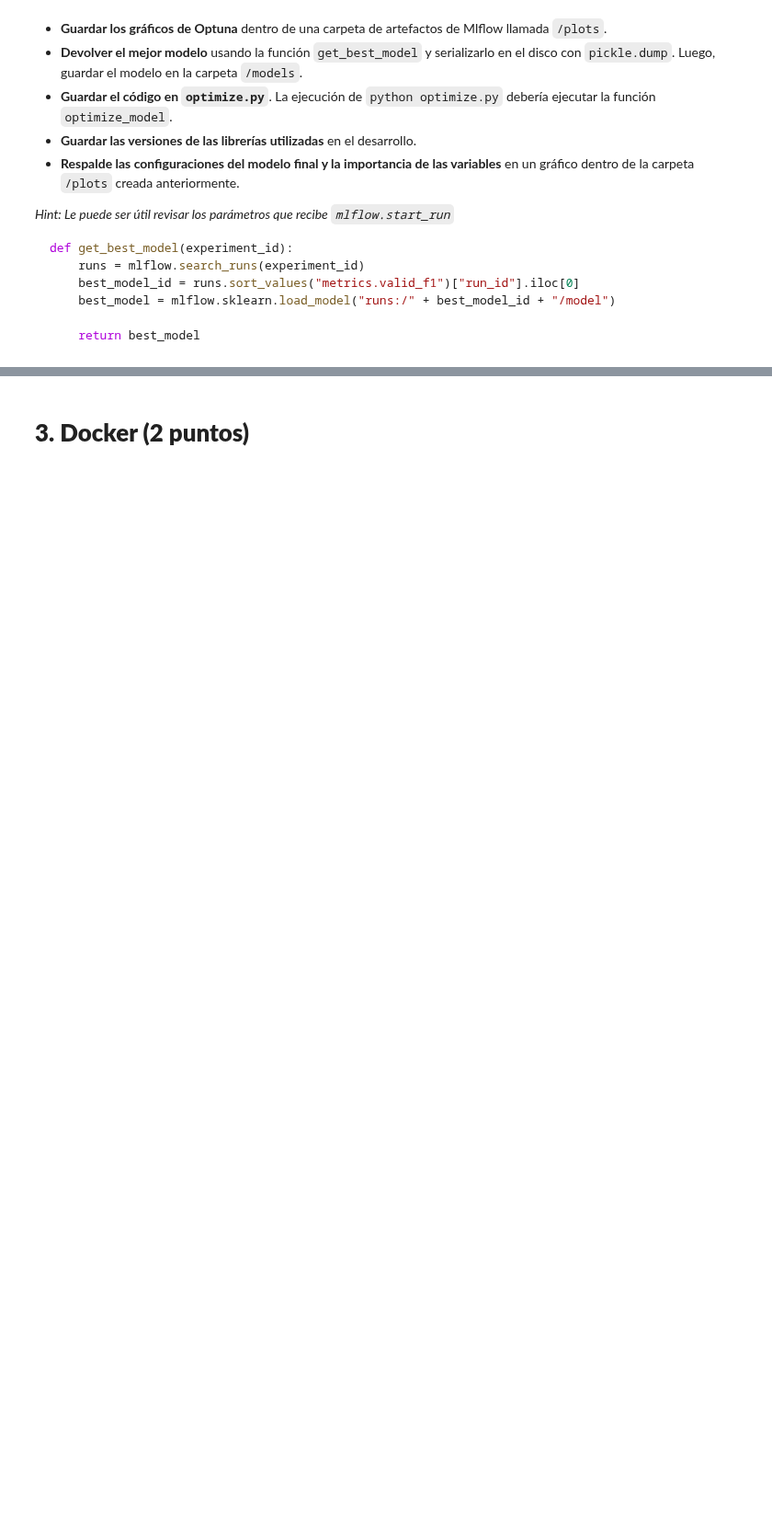
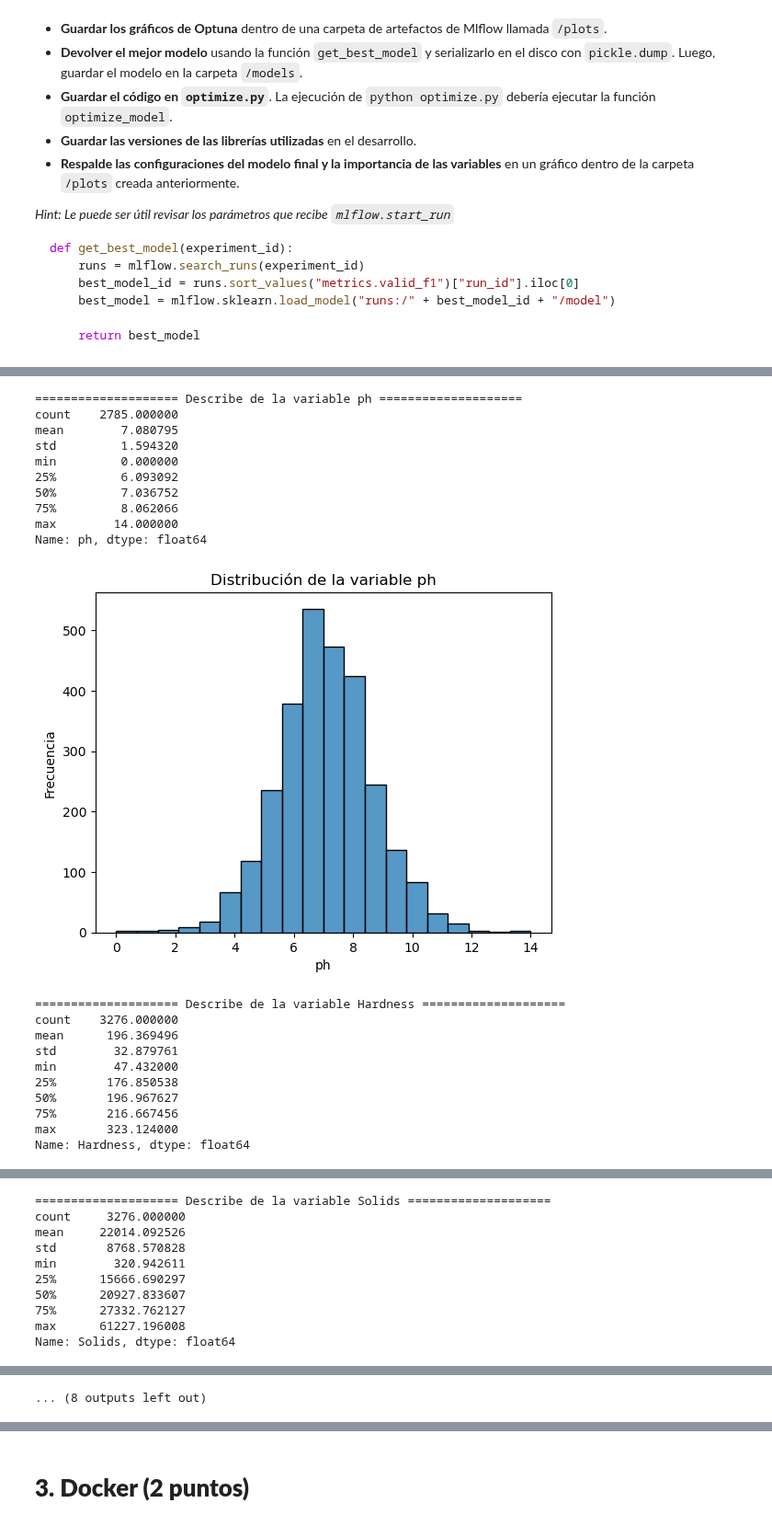
Before and after one commit to Tamaracarrasco/TamoJosha-Lab-de-Prog-MDS-Prim2025, a Jupyter notebook: Laboratorios/Laboratorio_8/Lab8_enunciado.ipynb, the cells around one changed output, grey strips where cells are left out. Shown at 92% size. Cells and saved outputs as stored; diff of their text form; code cells hidden in the pictures; blank space fills up the shorter version.

Commit message:
grafica plots eda basico

```diff
--- a/Laboratorios/Laboratorio_8/Lab8_enunciado.ipynb
+++ b/Laboratorios/Laboratorio_8/Lab8_enunciado.ipynb
@@ -161,0 +222,36 @@ def get_best_model(experiment_id):
+# %%
+# Se procede a realizar gráficos
+# para ver la distribución
+
+for col in df_num_cols:
+    print("="*20 + f" Describe de la variable {col} " + "="*20)
+    print(df[col].describe())
+    plt.figure()
+    plt.clf()
+    plt.title(f"Distribución de la variable {col}")
+    plt.xlabel(f"{col}")
+    plt.ylabel("Frecuencia")
+    sns.histplot(data=df, x=col, bins=20)
+    plt.show()
+# %% [output]
+==================== Describe de la variable ph ====================
+count    2785.000000
+mean        7.080795
+std         1.594320
+min         0.000000
+25%         6.093092
+50%         7.036752
+75%         8.062066
+max        14.000000
+Name: ph, dtype: float64
+[figure, added]
+==================== Describe de la variable Hardness ====================
+count    3276.000000
+mean      196.369496
+std        32.879761
+min        47.432000
+25%       176.850538
+50%       196.967627
+75%       216.667456
+max       323.124000
+Name: Hardness, dtype: float64
@@ -161,0 +259,10 @@ def get_best_model(experiment_id):
+==================== Describe de la variable Solids ====================
+count     3276.000000
+mean     22014.092526
+std       8768.570828
+min        320.942611
+25%      15666.690297
+50%      20927.833607
+75%      27332.762127
+max      61227.196008
+Name: Solids, dtype: float64
@@ -161,0 +303 @@ def get_best_model(experiment_id):
+... (8 outputs left out)
```
Also changed, not shown: parts of 5 cells of this notebook.
